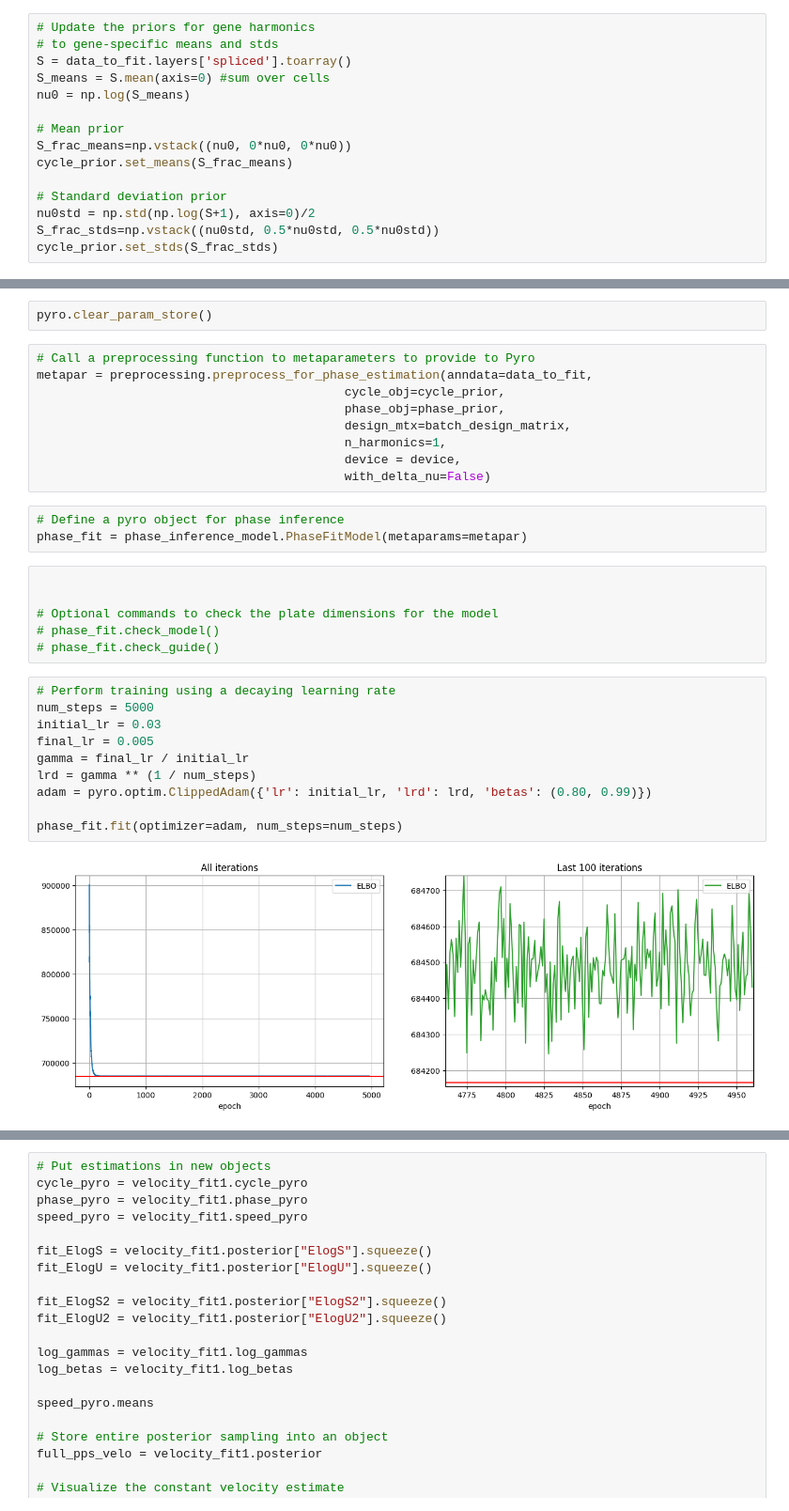
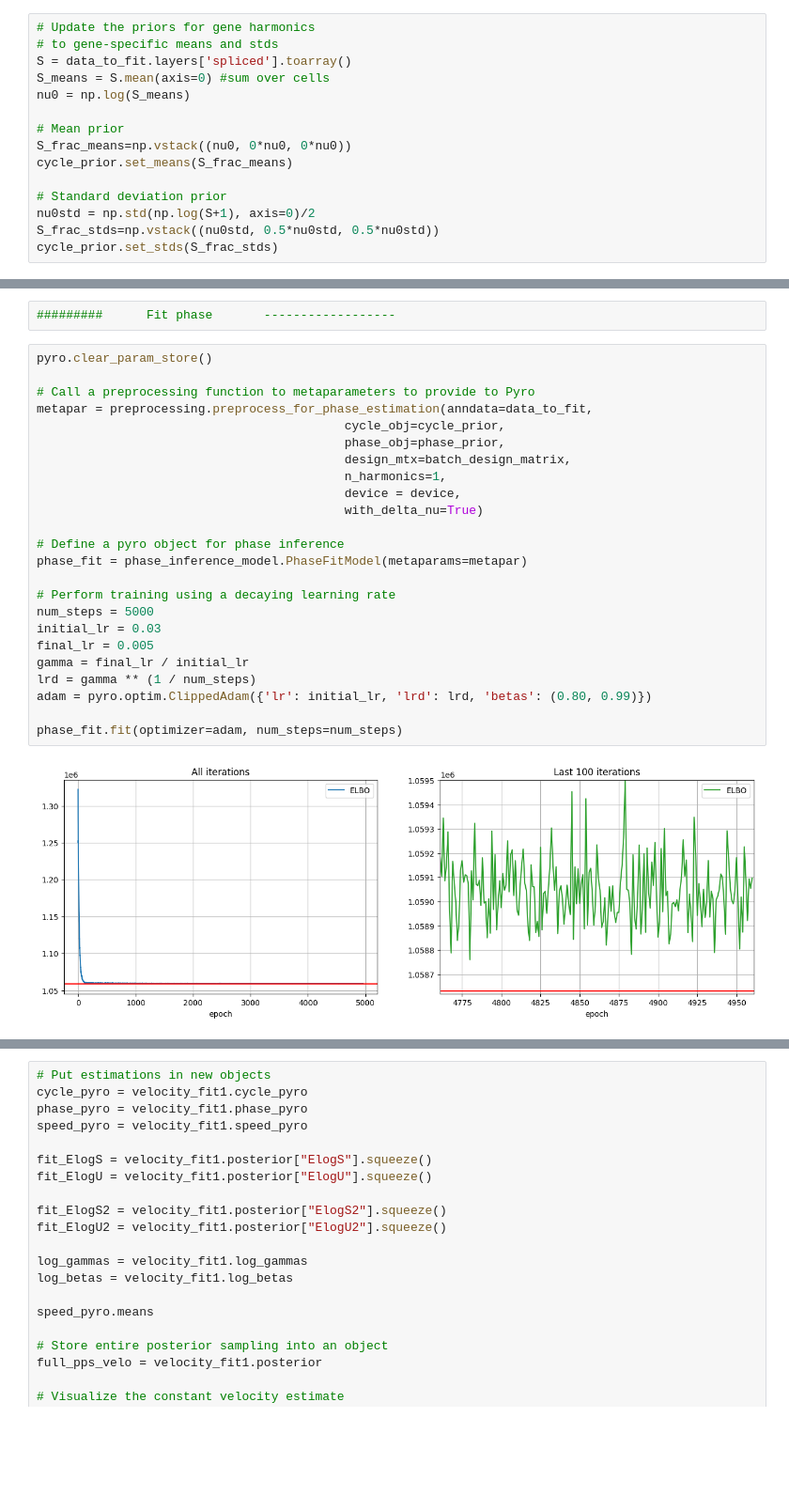
Before and after one commit to AlexWeinreb/osc_larva, a Jupyter notebook: ipynb/test_velocycle.ipynb, the cells around one changed output, grey strips where cells are left out. Shown at 94% size. Saved outputs shown, nothing was run; the diff lists cells and outputs as text; blank space fills up the shorter version.

```diff
--- a/ipynb/test_velocycle.ipynb
+++ b/ipynb/test_velocycle.ipynb
@@ -98,33 +109,29 @@ plt.show()
-# %%
-pyro.clear_param_store()
+# %%
+#########      Fit phase       ------------------
 # %%
+pyro.clear_param_store()
+
 # Call a preprocessing function to metaparameters to provide to Pyro
 metapar = preprocessing.preprocess_for_phase_estimation(anndata=data_to_fit,
                                           cycle_obj=cycle_prior,
                                           phase_obj=phase_prior,
                                           design_mtx=batch_design_matrix,
                                           n_harmonics=1,
                                           device = device,
-                                          with_delta_nu=False)
+                                          with_delta_nu=True)
+
+# Define a pyro object for phase inference
+phase_fit = phase_inference_model.PhaseFitModel(metaparams=metapar)
+
+# Perform training using a decaying learning rate
+num_steps = 5000
+initial_lr = 0.03
+final_lr = 0.005
+gamma = final_lr / initial_lr
+lrd = gamma ** (1 / num_steps)
+adam = pyro.optim.ClippedAdam({'lr': initial_lr, 'lrd': lrd, 'betas': (0.80, 0.99)})
+
+phase_fit.fit(optimizer=adam, num_steps=num_steps)
+# %% [output]
+[figure, added]
-# %%
-# Define a pyro object for phase inference
-phase_fit = phase_inference_model.PhaseFitModel(metaparams=metapar)
-# %%
-
-
-# Optional commands to check the plate dimensions for the model
-# phase_fit.check_model()
-# phase_fit.check_guide()
-# %%
-# Perform training using a decaying learning rate
-num_steps = 5000
-initial_lr = 0.03
-final_lr = 0.005
-gamma = final_lr / initial_lr
-lrd = gamma ** (1 / num_steps)
-adam = pyro.optim.ClippedAdam({'lr': initial_lr, 'lrd': lrd, 'betas': (0.80, 0.99)})
-
-phase_fit.fit(optimizer=adam, num_steps=num_steps)
-# %% [output]
-[figure, removed]
 # %%
```
Also changed, not shown: parts of 38 cells of this notebook, 5 other files.
